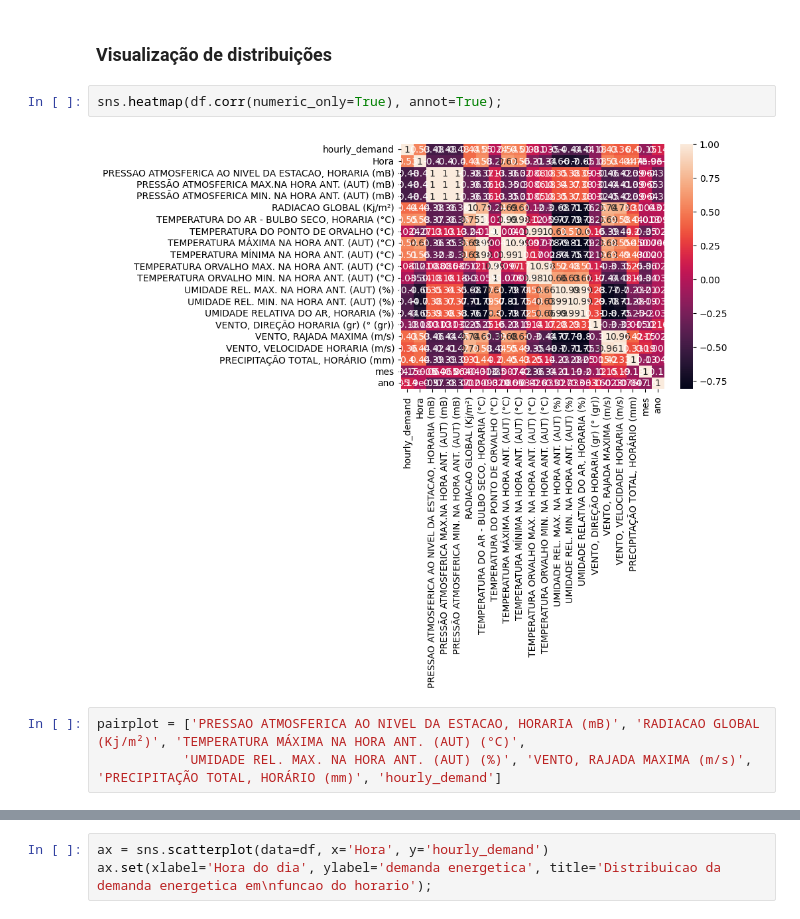
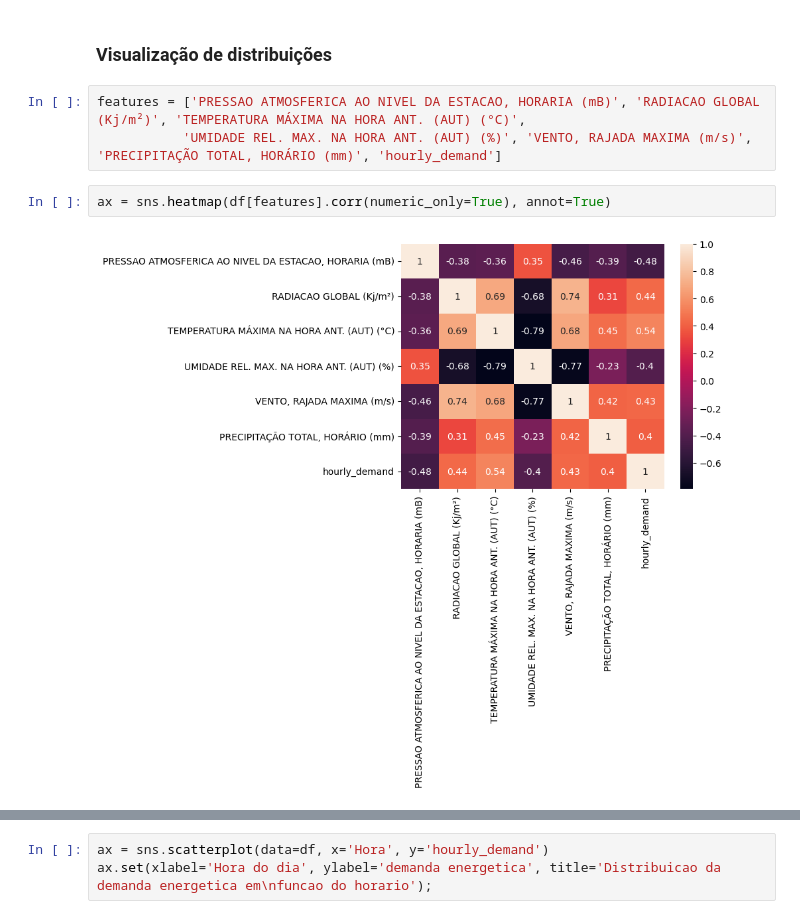
Before and after one commit to kauansacramento/energy-demand-forecast, a Jupyter notebook: energy_demand_forecast.ipynb, the cells around one changed output, grey strips where cells are left out. Cells and saved outputs as stored; diff of their text form.

Commit message:
update more plots

```diff
--- a/energy_demand_forecast.ipynb
+++ b/energy_demand_forecast.ipynb
@@ -35,11 +35,11 @@ df.describe()
 | max | 90120.004000 | 23.000000 | 1002.900000 | 1002.816667 | 1002.266667 | ... |
 # %% [markdown]
 ### Visualização de distribuições
-# %%
-sns.heatmap(df.corr(numeric_only=True), annot=True);
-# %% [output]
-[figure, old version]
 # %%
-pairplot = ['PRESSAO ATMOSFERICA AO NIVEL DA ESTACAO, HORARIA (mB)', 'RADIACAO GLOBAL (Kj/m²)', 'TEMPERATURA MÁXIMA NA HORA ANT. (AUT) (°C)',
+features = ['PRESSAO ATMOSFERICA AO NIVEL DA ESTACAO, HORARIA (mB)', 'RADIACAO GLOBAL (Kj/m²)', 'TEMPERATURA MÁXIMA NA HORA ANT. (AUT) (°C)',
            'UMIDADE REL. MAX. NA HORA ANT. (AUT) (%)', 'VENTO, RAJADA MAXIMA (m/s)', 'PRECIPITAÇÃO TOTAL, HORÁRIO (mm)', 'hourly_demand']
+# %%
+ax = sns.heatmap(df[features].corr(numeric_only=True), annot=True)
+# %% [output]
+[figure, new version]
 # %%
```
Also changed, not shown: parts of 1 cell of this notebook.
